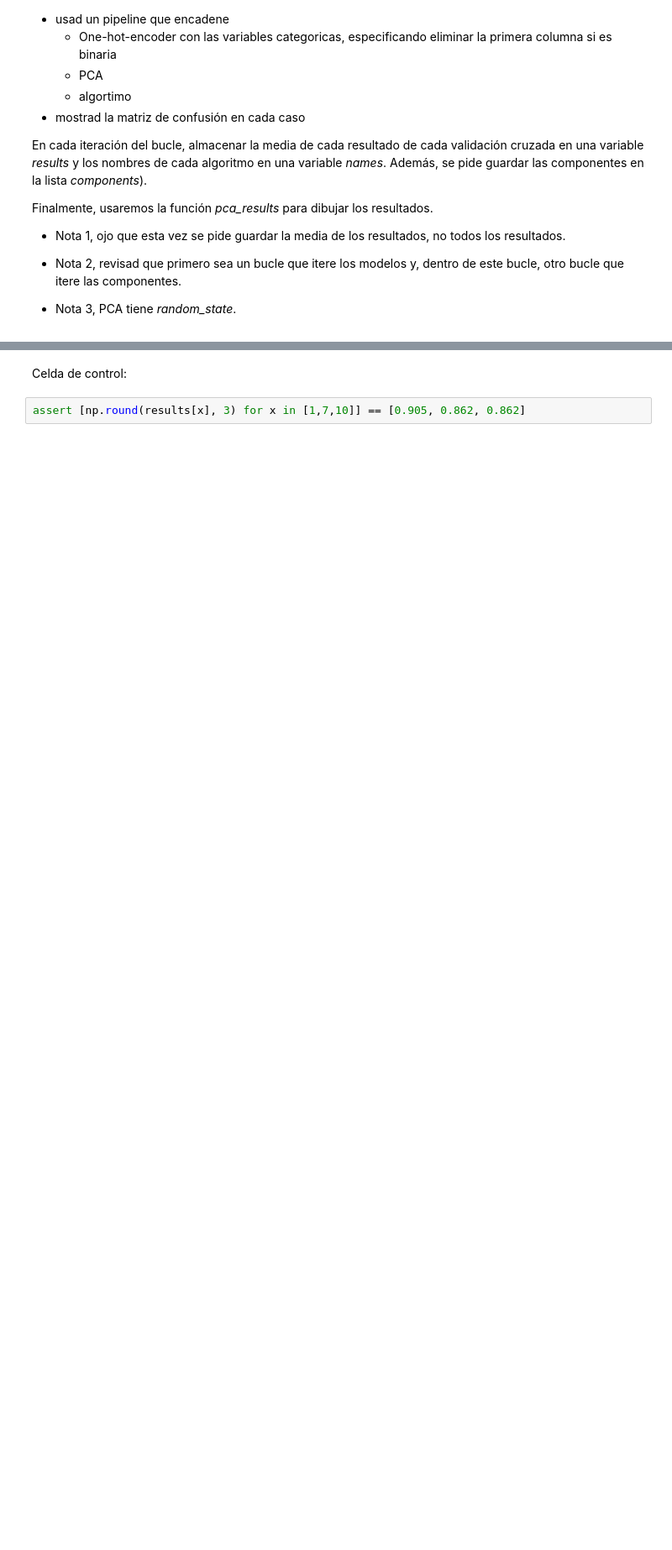
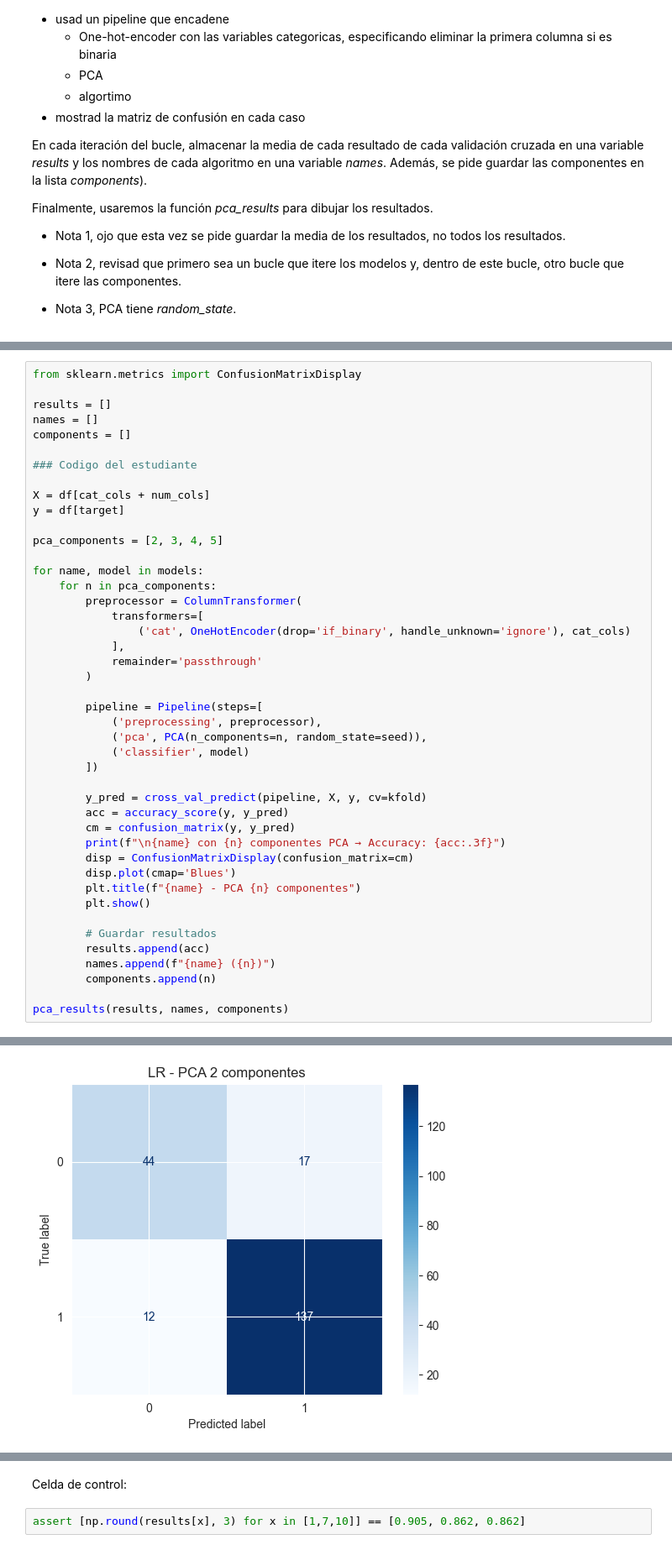
Before and after one commit to guille1006/Todos_los_trabajos, a Jupyter notebook: Machine learning tarea 2/ejercicio2_.ipynb, the cells around one changed output, grey strips where cells are left out. Shown at 84% size. Drawn from its saved outputs; the diff is of its cells as text; blank space fills up the shorter version.

Commit message:
ejercicio 2 hasta modelo 6

```diff
--- a/Machine learning tarea 2/ejercicio2_.ipynb
+++ b/Machine learning tarea 2/ejercicio2_.ipynb
@@ -334,0 +327,45 @@ pca_results(results, names, components)
+# %%
+from sklearn.metrics import ConfusionMatrixDisplay
+
+results = []
+names = []
+components = []
+
+### Codigo del estudiante
+
+X = df[cat_cols + num_cols]
+y = df[target]
+
+pca_components = [2, 3, 4, 5]
+
+for name, model in models:
+    for n in pca_components:
+        preprocessor = ColumnTransformer(
+            transformers=[
+                ('cat', OneHotEncoder(drop='if_binary', handle_unknown='ignore'), cat_cols)
+            ],
+            remainder='passthrough'
+        )
+
+        pipeline = Pipeline(steps=[
+            ('preprocessing', preprocessor),
+            ('pca', PCA(n_components=n, random_state=seed)),
+            ('classifier', model)
+        ])
+
+        y_pred = cross_val_predict(pipeline, X, y, cv=kfold)
+        acc = accuracy_score(y, y_pred)
+        cm = confusion_matrix(y, y_pred)
+        print(f"\n{name} con {n} componentes PCA → Accuracy: {acc:.3f}")
+        disp = ConfusionMatrixDisplay(confusion_matrix=cm)
+        disp.plot(cmap='Blues')
+        plt.title(f"{name} - PCA {n} componentes")
+        plt.show()
+
+        # Guardar resultados
+        results.append(acc)
+        names.append(f"{name} ({n})")
+        components.append(n)
+
+pca_results(results, names, components)
+# %% [output]
@@ -334,0 +373 @@ pca_results(results, names, components)
+[figure, added]
```
Also changed, not shown: parts of 4 cells of this notebook.
